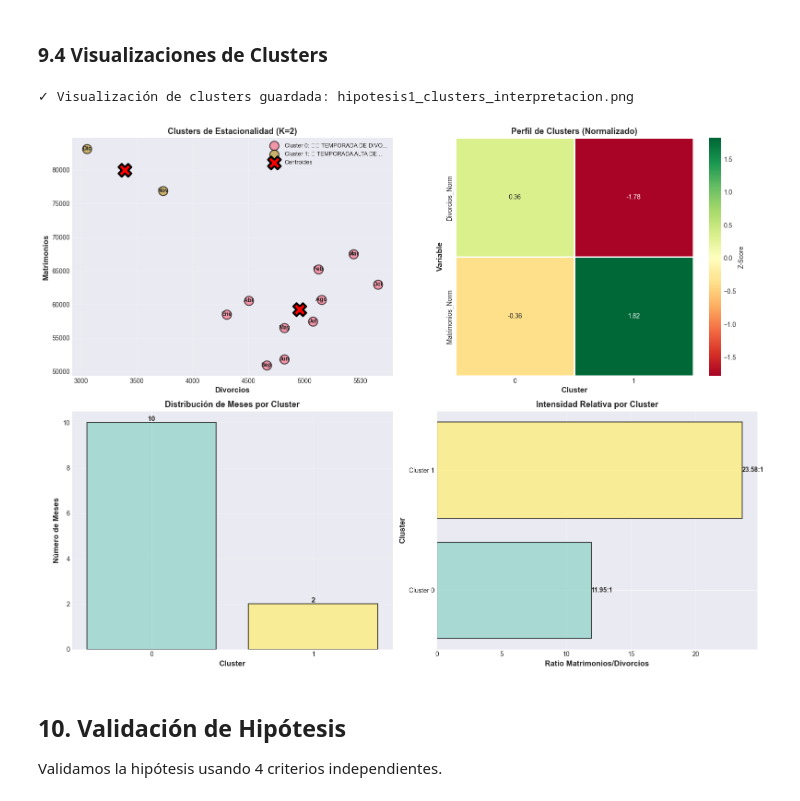
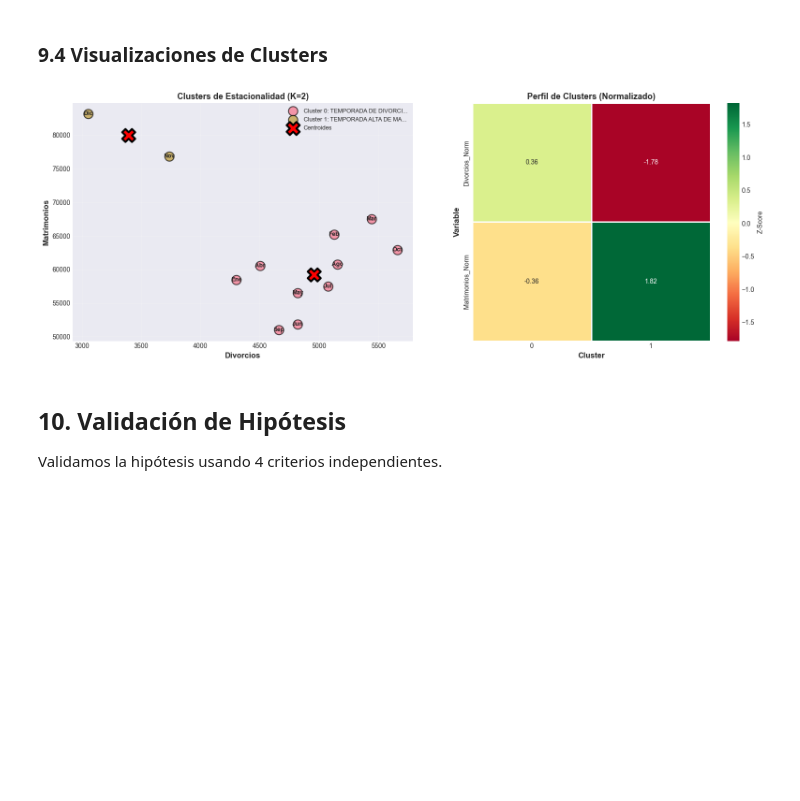
Before and after one commit to Branuvg/proyecto1_mineria, a Jupyter notebook: Hipotesis_1_Estacionalidad_Inversa.ipynb, the cells around one changed output. Cells and saved outputs as stored; diff of their text form; code cells hidden in the pictures; blank space fills up the shorter version.

Commit message:
hipotesis 1 refinada done

```diff
--- a/Hipotesis_1_Estacionalidad_Inversa.ipynb
+++ b/Hipotesis_1_Estacionalidad_Inversa.ipynb
@@ -663,15 +571,15 @@ for i, row in df_clusters.iterrows():
     ratio = row['Ratio_Mat_Div']
 
     if ratio > 15:
-        name = "🎉 TEMPORADA ALTA DE MATRIMONIOS"
+        name = "TEMPORADA ALTA DE MATRIMONIOS"
     elif ratio < 13:
-        name = "⚖️ TEMPORADA DE DIVORCIOS RELATIVOS"
+        name = "TEMPORADA DE DIVORCIOS RELATIVOS"
     else:
-        name = "📊 TEMPORADA EQUILIBRADA"
+        name = "TEMPORADA EQUILIBRADA"
 
     cluster_names[cluster_id] = name
 
-print("\n🏷️ NOMBRES ASIGNADOS A LOS CLUSTERS:")
+print("\nNOMBRES ASIGNADOS A LOS CLUSTERS:")
 print("="*80)
 for cid, name in cluster_names.items():
     print(f"Cluster {cid}: {name}")
@@ -739,10 +647,10 @@ CLUSTER 0: ⚖️ TEMPORADA DE DIVORCIOS RELATIVOS
 ### 9.4 Visualizaciones de Clusters
 # %%
 # Visualización de clusters
-fig, axes = plt.subplots(2, 2, figsize=(16, 12))
+fig, axes = plt.subplots(1, 2, figsize=(16, 6))
 
 # 9.4.1 Scatter plot de clusters
-ax1 = axes[0, 0]
+ax1 = axes[0]
 for cluster_id in range(best_k):
     cluster_data = estacionalidad[estacionalidad['Cluster'] == cluster_id]
     ax1.scatter(cluster_data['Divorcios'], cluster_data['Matrimonios'],
@@ -750,74 +658,35 @@ for cluster_id in range(best_k):
                edgecolors='black', linewidth=1.5)
 
     for _, row in cluster_data.iterrows():
         ax1.annotate(row['Mes_Nombre'][:3],
                     (row['Divorcios'], row['Matrimonios']),
                     fontsize=9, ha='center', va='center', fontweight='bold')
 
 centroides = scaler.inverse_transform(kmeans_final.cluster_centers_)
 ax1.scatter(centroides[:, 0], centroides[:, 1],
            s=400, marker='X', c='red', edgecolors='black',
            linewidth=3, label='Centroides', zorder=10)
 
 ax1.set_xlabel('Divorcios', fontsize=12, fontweight='bold')
 ax1.set_ylabel('Matrimonios', fontsize=12, fontweight='bold')
 ax1.set_title(f'Clusters de Estacionalidad (K={best_k})', fontsize=13, fontweight='bold')
 ax1.legend(loc='best', fontsize=9)
 ax1.grid(True, alpha=0.3)
 
 # 9.4.2 Heatmap de características por cluster
-ax2 = axes[0, 1]
+ax2 = axes[1]
 cluster_features = estacionalidad.groupby('Cluster')[['Divorcios_Norm', 'Matrimonios_Norm']].mean()
 sns.heatmap(cluster_features.T, annot=True, fmt='.2f', cmap='RdYlGn',
             center=0, ax=ax2, cbar_kws={'label': 'Z-Score'},
             linewidths=2, square=True)
 ax2.set_title('Perfil de Clusters (Normalizado)', fontsize=13, fontweight='bold')
 ax2.set_xlabel('Cluster', fontsize=12, fontweight='bold')
 ax2.set_ylabel('Variable', fontsize=12, fontweight='bold')
 
-# 9.4.3 Distribución de meses por cluster
-ax3 = axes[1, 0]
-cluster_counts = estacionalidad['Cluster'].value_counts().sort_index()
-colors_bar = plt.cm.Set3(np.linspace(0, 1, best_k))
-bars = ax3.bar(cluster_counts.index, cluster_counts.values, color=colors_bar,
-               alpha=0.7, edgecolor='black', linewidth=1.5)
-ax3.set_xlabel('Cluster', fontsize=12, fontweight='bold')
-ax3.set_ylabel('Número de Meses', fontsize=12, fontweight='bold')
-ax3.set_title('Distribución de Meses por Cluster', fontsize=13, fontweight='bold')
-ax3.set_xticks(range(best_k))
-ax3.grid(True, alpha=0.3, axis='y')
-
-for bar in bars:
-    height = bar.get_height()
-    ax3.text(bar.get_x() + bar.get_width()/2., height,
-            f'{int(height)}',
-            ha='center', va='bottom', fontsize=11, fontweight='bold')
-
-# 9.4.4 Comparación de ratios por cluster
-ax4 = axes[1, 1]
-ratios = [df_clusters.loc[df_clusters['Cluster'] == i, 'Ratio_Mat_Div'].values[0] for i in range(best_k)]
-bars = ax4.barh(range(best_k), ratios, color=colors_bar, alpha=0.7,
-                edgecolor='black', linewidth=1.5)
-ax4.set_ylabel('Cluster', fontsize=12, fontweight='bold')
-ax4.set_xlabel('Ratio Matrimonios/Divorcios', fontsize=12, fontweight='bold')
-ax4.set_title('Intensidad Relativa por Cluster', fontsize=13, fontweight='bold')
-ax4.set_yticks(range(best_k))
-ax4.set_yticklabels([f'Cluster {i}' for i in range(best_k)])
-ax4.grid(True, alpha=0.3, axis='x')
-
-for i, (bar, ratio) in enumerate(zip(bars, ratios)):
-    width = bar.get_width()
-    ax4.text(width, bar.get_y() + bar.get_height()/2.,
-            f'{ratio:.2f}:1',
-            ha='left', va='center', fontsize=10, fontweight='bold')
-
 plt.tight_layout()
-plt.savefig('hipotesis1_clusters_interpretacion.png', dpi=300, bbox_inches='tight')
-print("✓ Visualización de clusters guardada: hipotesis1_clusters_interpretacion.png")
 plt.show()
 # %% [output]
-✓ Visualización de clusters guardada: hipotesis1_clusters_interpretacion.png
-[figure, old version]
+[figure, new version]
 # %% [markdown]
 ## 10. Validación de Hipótesis
 
```
Also changed, not shown: parts of 20 cells of this notebook.
